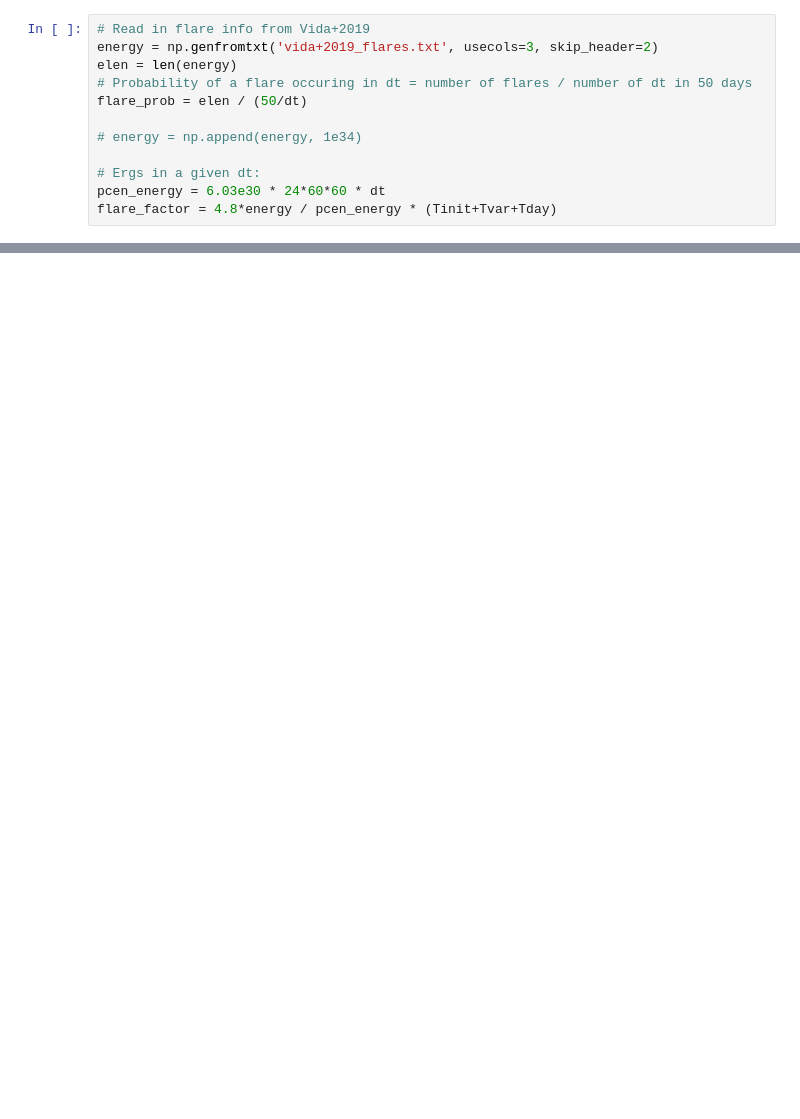
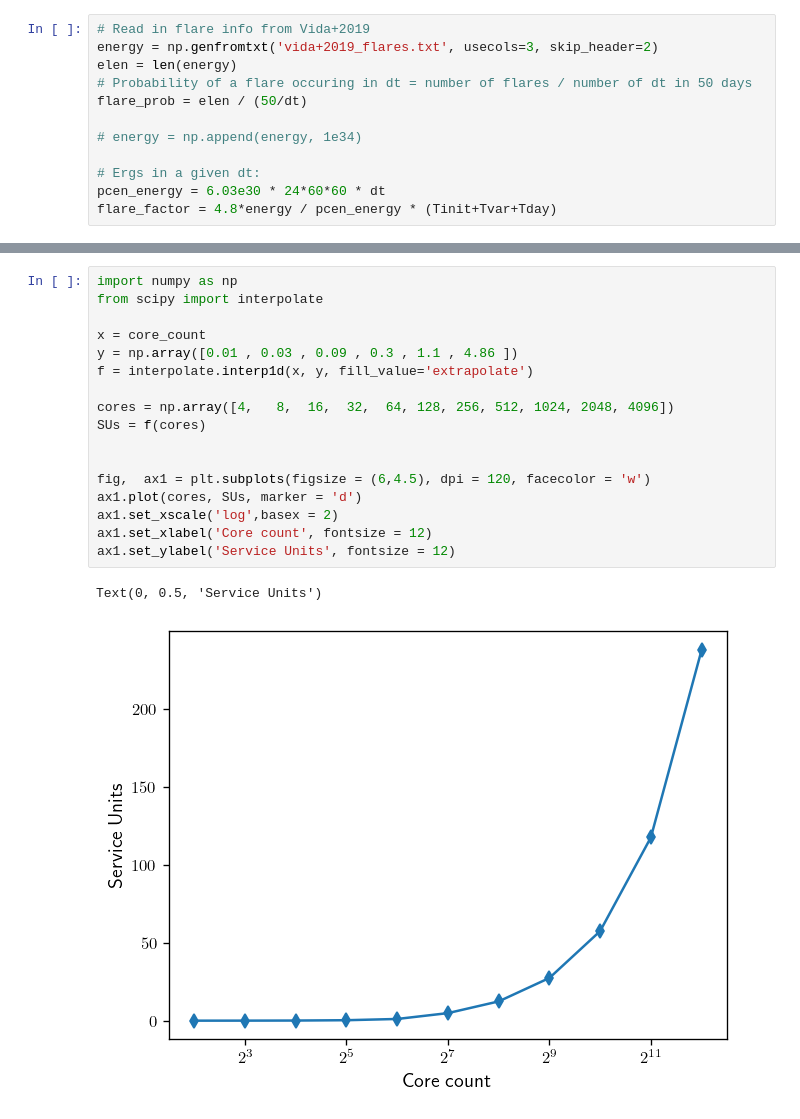
Before and after one commit to niranjancroy/exoplanet_heat, a Jupyter notebook: exoplanet_heat.ipynb, the cells around one changed output, grey strips where cells are left out. Drawn from its saved outputs; the diff is of its cells as text; blank space fills up the shorter version.

```diff
--- a/exoplanet_heat.ipynb
+++ b/exoplanet_heat.ipynb
@@ -179,0 +484,20 @@ KeyboardInterrupt:
+# %%
+import numpy as np
+from scipy import interpolate
+
+x = core_count
+y = np.array([0.01 , 0.03 , 0.09 , 0.3 , 1.1 , 4.86 ])
+f = interpolate.interp1d(x, y, fill_value='extrapolate')
+
+cores = np.array([4,   8,  16,  32,  64, 128, 256, 512, 1024, 2048, 4096])
+SUs = f(cores)
+
+
+fig,  ax1 = plt.subplots(figsize = (6,4.5), dpi = 120, facecolor = 'w')
+ax1.plot(cores, SUs, marker = 'd')
+ax1.set_xscale('log',basex = 2)
+ax1.set_xlabel('Core count', fontsize = 12)
+ax1.set_ylabel('Service Units', fontsize = 12)
+# %% [output]
+Text(0, 0.5, 'Service Units')
+[figure, added]
```
Also changed, not shown: parts of 7 cells of this notebook.
